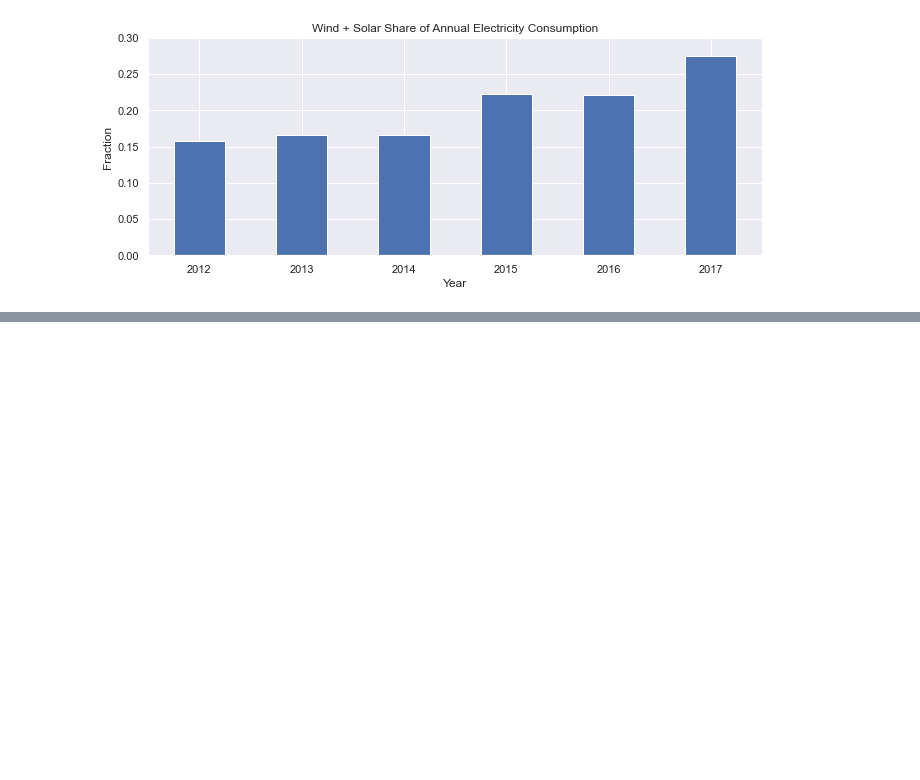
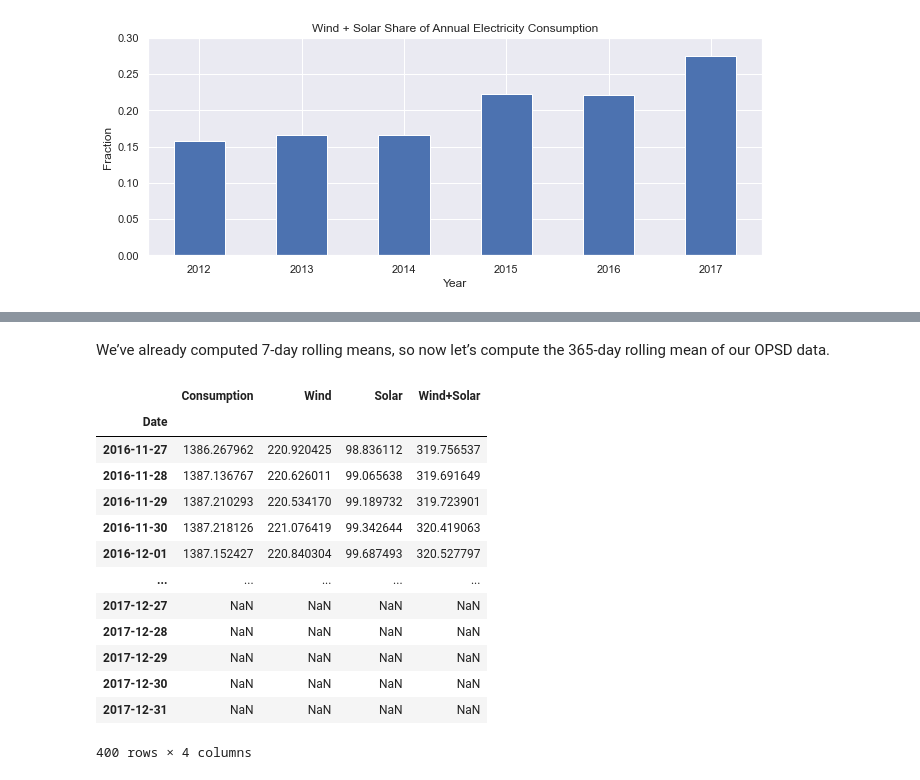
Before and after one commit to adili0505/Demo, a Jupyter notebook: demo_time_series.ipynb, the cells around one changed output, grey strips where cells are left out. Drawn from its saved outputs; the diff is of its cells as text; code cells hidden in the pictures; blank space fills up the shorter version.

```diff
--- a/demo_time_series.ipynb
+++ b/demo_time_series.ipynb
@@ -372,0 +410,22 @@ plt.xticks(rotation=0);
+# %% [markdown]
+We’ve already computed 7-day rolling means, so now let’s compute the 365-day rolling mean of our OPSD data.
+# %%
+# The min_periods=360 argument accounts for a few isolated missing days in the
+# wind and solar production time series
+opsd_365d = opsd_daily[data_columns].rolling(window=365, center=True, min_periods=360).mean()
+opsd_365d.tail(400)
+# %% [output]
+|  | Consumption | Wind | Solar | Wind+Solar |
+| Date |  |  |  |  |
+| 2016-11-27 | 1386.267962 | 220.920425 | 98.836112 | 319.756537 |
+| 2016-11-28 | 1387.136767 | 220.626011 | 99.065638 | 319.691649 |
+| 2016-11-29 | 1387.210293 | 220.534170 | 99.189732 | 319.723901 |
+| 2016-11-30 | 1387.218126 | 221.076419 | 99.342644 | 320.419063 |
+| 2016-12-01 | 1387.152427 | 220.840304 | 99.687493 | 320.527797 |
+| ... | ... | ... | ... | ... |
+| 2017-12-27 | NaN | NaN | NaN | NaN |
+| 2017-12-28 | NaN | NaN | NaN | NaN |
+| 2017-12-29 | NaN | NaN | NaN | NaN |
+| 2017-12-30 | NaN | NaN | NaN | NaN |
+| 2017-12-31 | NaN | NaN | NaN | NaN |
+400 rows × 4 columns
```
Also changed, not shown: parts of 8 cells of this notebook.
